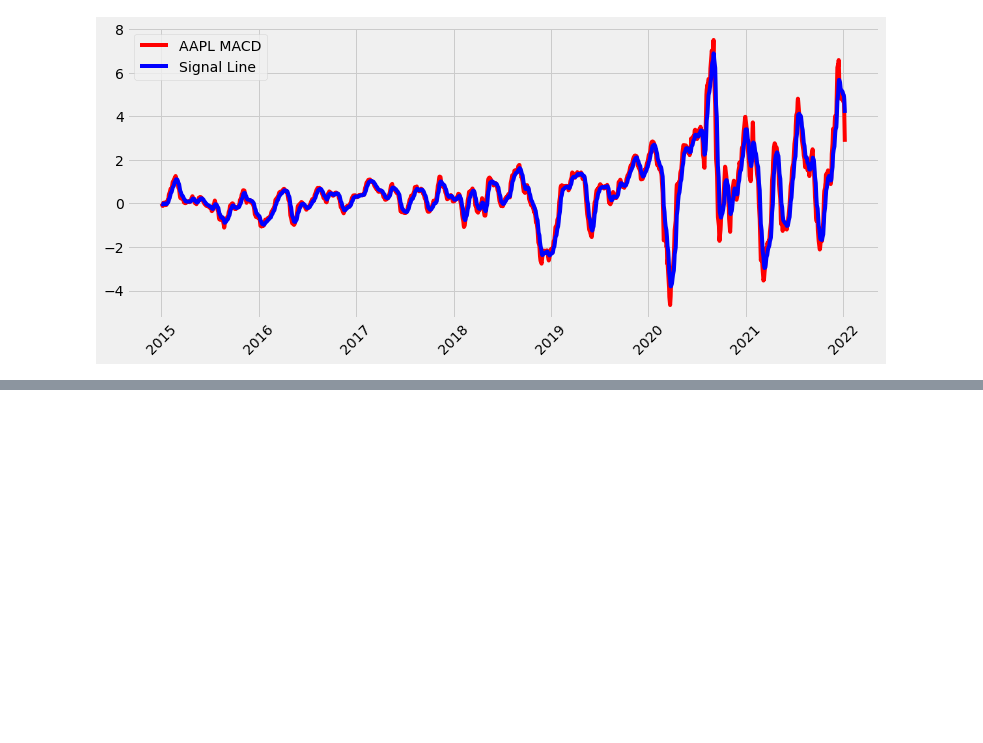
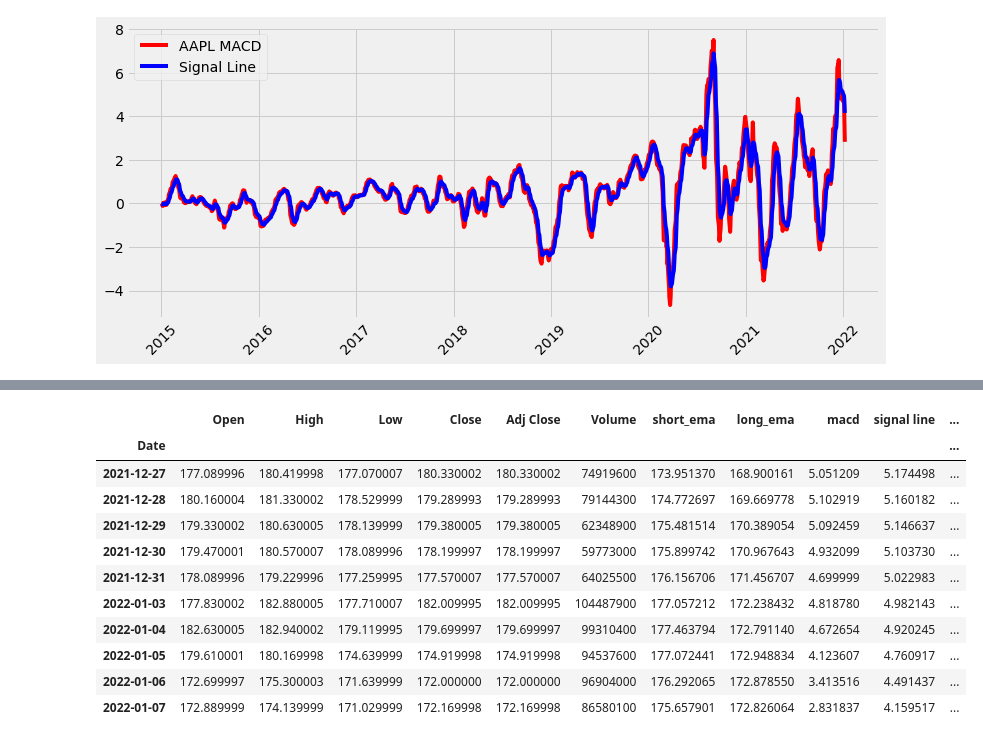
Before and after one commit to SpeedsMach5/Mega-Sharks_Q_Branch, a Jupyter notebook: macd_strategy.ipynb, the cells around one changed output, grey strips where cells are left out. Saved outputs shown, nothing was run; the diff lists cells and outputs as text; code cells hidden in the pictures; blank space fills up the shorter version.

```diff
--- a/macd_strategy.ipynb
+++ b/macd_strategy.ipynb
@@ -110,0 +132,23 @@ plt.show()
+# %%
+# Generate the trading signal 0 or 1,
+# where 1 is the MACD greater than the signal line
+# and 0 is when the condition is not met
+signals_df["Signal"] = np.where(
+    signals_df["macd"] > signals_df["signal line"], 1.0, 0.0
+)
+
+# Review the DataFrame
+signals_df.tail(10)
+# %% [output]
+|  | Open | High | Low | Close | Adj Close | Volume | short_ema | long_ema | macd | signal line | ... |
+| Date |  |  |  |  |  |  |  |  |  |  | ... |
+| 2021-12-27 | 177.089996 | 180.419998 | 177.070007 | 180.330002 | 180.330002 | 74919600 | 173.951370 | 168.900161 | 5.051209 | 5.174498 | ... |
+| 2021-12-28 | 180.160004 | 181.330002 | 178.529999 | 179.289993 | 179.289993 | 79144300 | 174.772697 | 169.669778 | 5.102919 | 5.160182 | ... |
+| 2021-12-29 | 179.330002 | 180.630005 | 178.139999 | 179.380005 | 179.380005 | 62348900 | 175.481514 | 170.389054 | 5.092459 | 5.146637 | ... |
+| 2021-12-30 | 179.470001 | 180.570007 | 178.089996 | 178.199997 | 178.199997 | 59773000 | 175.899742 | 170.967643 | 4.932099 | 5.103730 | ... |
+| 2021-12-31 | 178.089996 | 179.229996 | 177.259995 | 177.570007 | 177.570007 | 64025500 | 176.156706 | 171.456707 | 4.699999 | 5.022983 | ... |
+| 2022-01-03 | 177.830002 | 182.880005 | 177.710007 | 182.009995 | 182.009995 | 104487900 | 177.057212 | 172.238432 | 4.818780 | 4.982143 | ... |
+| 2022-01-04 | 182.630005 | 182.940002 | 179.119995 | 179.699997 | 179.699997 | 99310400 | 177.463794 | 172.791140 | 4.672654 | 4.920245 | ... |
+| 2022-01-05 | 179.610001 | 180.169998 | 174.639999 | 174.919998 | 174.919998 | 94537600 | 177.072441 | 172.948834 | 4.123607 | 4.760917 | ... |
+| 2022-01-06 | 172.699997 | 175.300003 | 171.639999 | 172.000000 | 172.000000 | 96904000 | 176.292065 | 172.878550 | 3.413516 | 4.491437 | ... |
+| 2022-01-07 | 172.889999 | 174.139999 | 171.029999 | 172.169998 | 172.169998 | 86580100 | 175.657901 | 172.826064 | 2.831837 | 4.159517 | ... |
```
Also changed, not shown: parts of 5 cells of this notebook.
